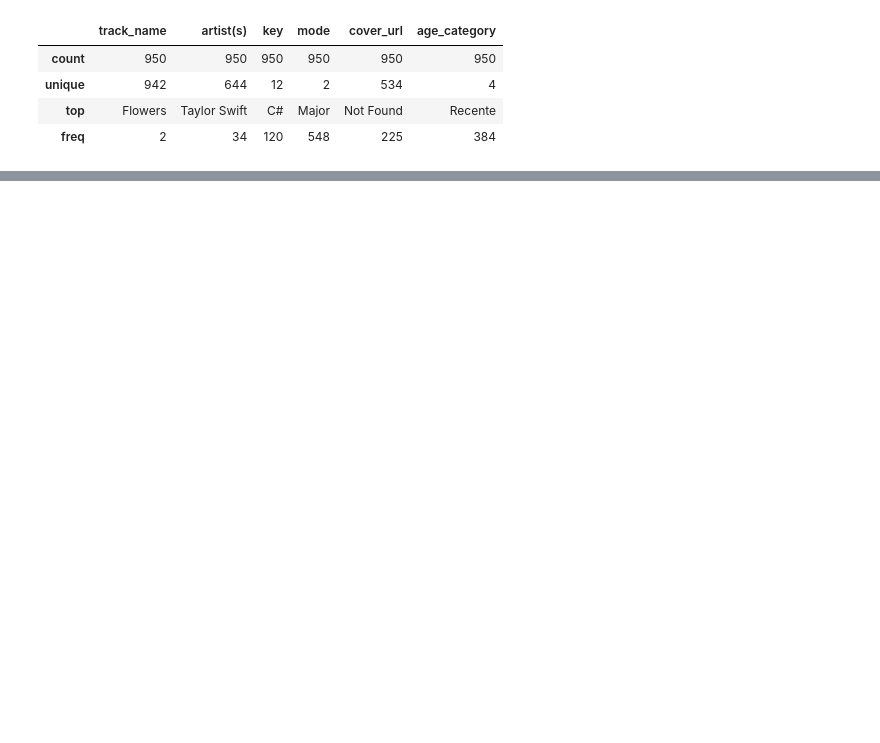
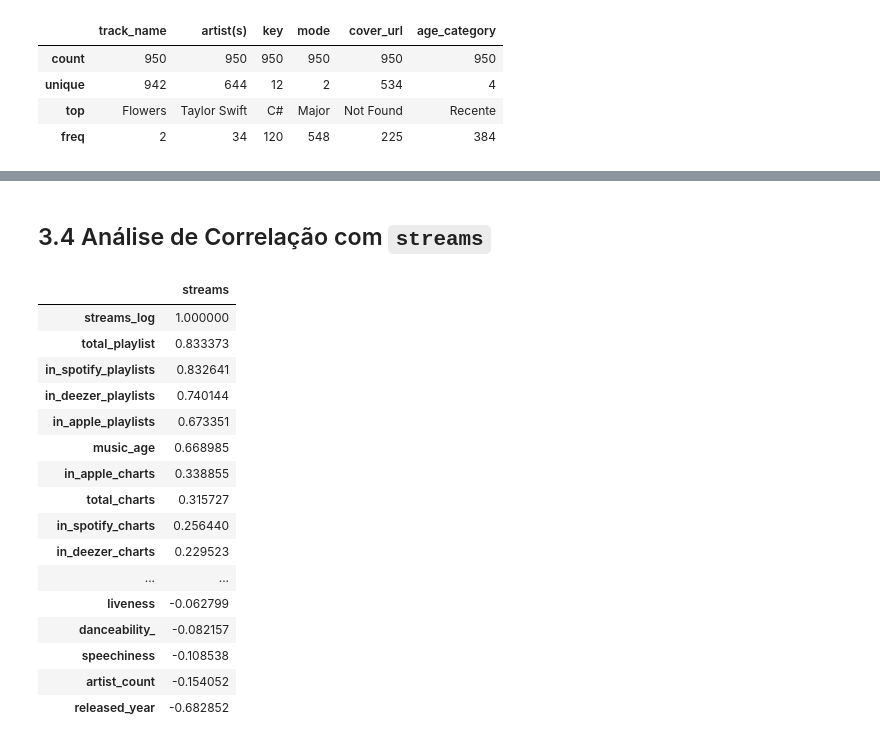
Before and after one commit to Felipeglnd/eda_spotify, a Jupyter notebook: spotify-hit-analysis/notebooks/eda_spotify.ipynb, the cells around one changed output, grey strips where cells are left out. Saved outputs shown, nothing was run; the diff lists cells and outputs as text; code cells hidden in the pictures; blank space fills up the shorter version.

```diff
--- a/spotify-hit-analysis/notebooks/eda_spotify.ipynb
+++ b/spotify-hit-analysis/notebooks/eda_spotify.ipynb
@@ -561,0 +770,39 @@ df.describe(include='str')
+# %% [markdown]
+## 3.4 Análise de Correlação com `streams`
+# %%
+# Função para criar correlação de spearman
+
+def correlation_with_target(df: pd.DataFrame, target='streams', method='spearman'):
+
+    # Seleciona apenas colunas numéricas
+    cols_num = df.select_dtypes(include=['int64', 'float64'])
+
+    # Cálcula correlação
+    corr = cols_num.corr(method=method)
+
+    # Correlação com target
+    corr_target = corr[target].drop(target).sort_values(ascending=False)
+
+    return pd.DataFrame(corr_target)
+# %%
+corr_streams = correlation_with_target(df)
+
+corr_streams
+# %% [output]
+|  | streams |
+| streams_log | 1.000000 |
+| total_playlist | 0.833373 |
+| in_spotify_playlists | 0.832641 |
+| in_deezer_playlists | 0.740144 |
+| in_apple_playlists | 0.673351 |
+| music_age | 0.668985 |
+| in_apple_charts | 0.338855 |
+| total_charts | 0.315727 |
+| in_spotify_charts | 0.256440 |
+| in_deezer_charts | 0.229523 |
+| ... | ... |
+| liveness | -0.062799 |
+| danceability_ | -0.082157 |
+| speechiness | -0.108538 |
+| artist_count | -0.154052 |
+| released_year | -0.682852 |
```
Also changed, not shown: parts of 15 cells of this notebook.
